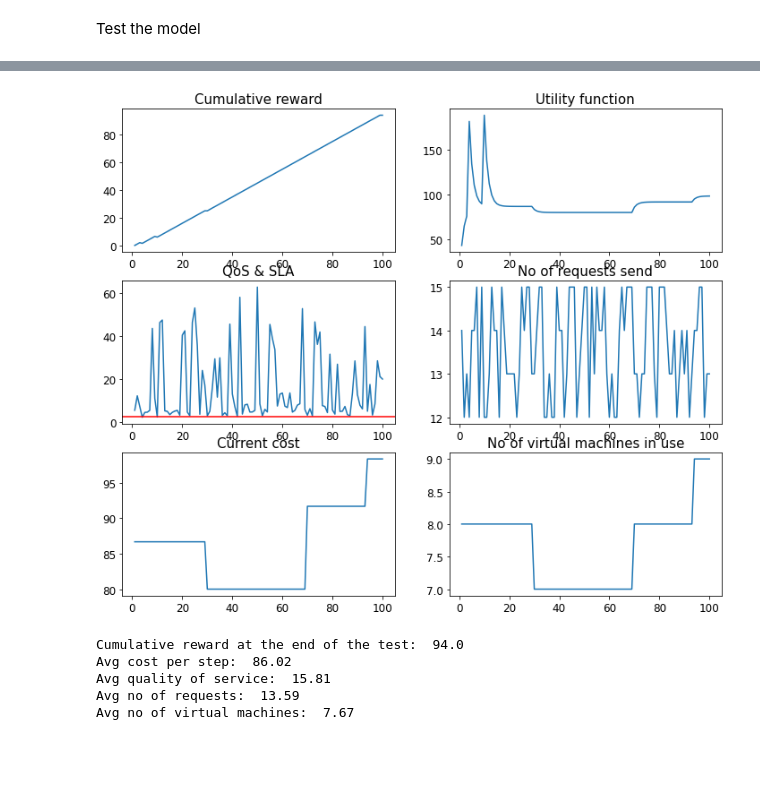
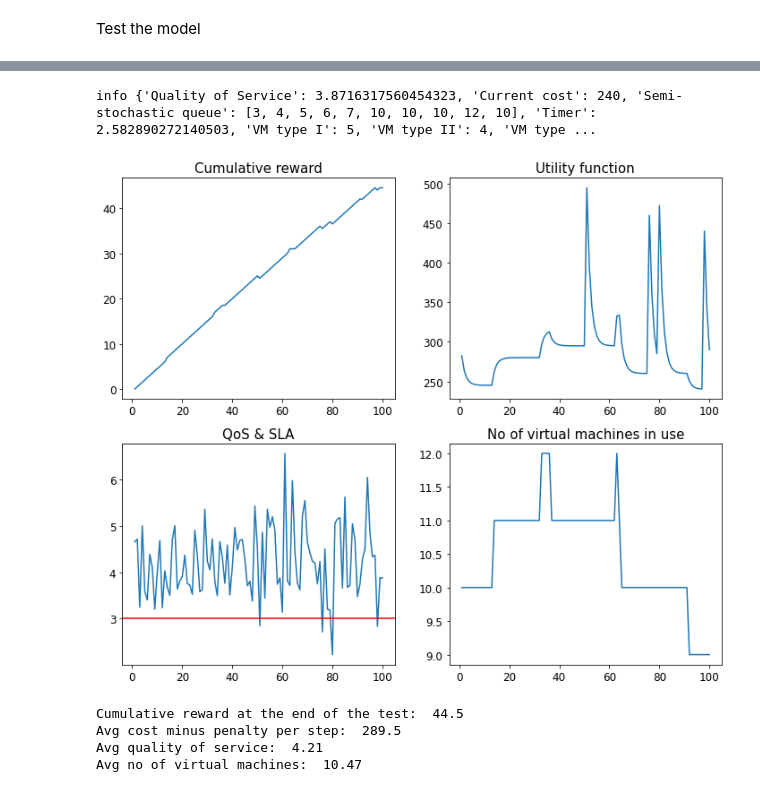
Before and after one commit to dkapczynska/Resource_management_RL, a Jupyter notebook: 04. Deep Q Network.ipynb, the cells around one changed output, grey strips where cells are left out. Drawn from its saved outputs; the diff is of its cells as text; code cells hidden in the pictures; blank space fills up the shorter version.

```diff
--- a/04. Deep Q Network.ipynb
+++ b/04. Deep Q Network.ipynb
@@ -52,14 +47,13 @@ warnings.filterwarnings("ignore")
 # %% [markdown]
 Prepare the enviroment
 # %%
-# Replicate runs
-TEST_EPISODES = 10
-
 # SIM PARAMETERS
-SLA = 2.5
-VM_TYPE1 = 5
+SLA = 3
+VM_TYPE1 = 7
 VM_TYPE2 = 3
 VM_TYPE3 = 1
+SCENARIO = 'train'
+PENALTY = 200
 STEPS = 100
 ALPHA = 0.5
 BETA = 0.5
@@ -69,6 +63,8 @@ env = Sim(sla = SLA,
           vm_2 = VM_TYPE2,
           vm_3 = VM_TYPE3,
           steps = STEPS,
+          penalty = PENALTY,
+          scenario = SCENARIO,
           alpha = ALPHA,
           beta = BETA)
 # %%
@@ -86,8 +73,8 @@ eval_callback = EvalCallback(env,
 # %% [markdown]
 Train the model
 # %%
-model = DQN('MlpPolicy', env, verbose = 1, tensorboard_log=log_path)
-model.learn(total_timesteps=20000, callback=eval_callback)
+model = DQN('MlpPolicy', env, verbose = 1, learning_rate=0.003, gamma=0.99)
+model.learn(total_timesteps=1000)
 # %% [output]
 Using cpu device
 Wrapping the env with a `Monitor` wrapper
@@ -323,11 +107,0 @@ info {'Quality of Service': 20.0502, 'Current cost': 98.33, 'Queue len': 13, 'Ti
-# %%
-viz_performance(cumulative_reward=value,
-               utility_function=utility_function,
-               qos=quality_of_service,
-               queue_len=queue_len,
-               cost = cost_lst,
-               no_of_vm = no_of_vm_lst,
-               steps=steps_lst,
-               sla=SLA)
-# %% [output]
-[figure, removed]
@@ -337,13 +108,10 @@ viz_performance(cumulative_reward=value,
-# %%
-# detailed results:
-print("Cumulative reward at the end of the test: ", value[-1])
-print("Avg cost per step: ", np.round(np.mean(cost_lst), 2))
-print("Avg quality of service: ", np.round(np.mean(quality_of_service), 2))
-print("Avg no of requests: ", np.mean(queue_len))
-print("Avg no of virtual machines: ", np.mean(no_of_vm_lst))
-# %% [output]
-Cumulative reward at the end of the test:  94.0
-Avg cost per step:  86.02
-Avg quality of service:  15.81
-Avg no of requests:  13.59
-Avg no of virtual machines:  7.67
+# %%
+SCENARIO = 'test_scenario_1'
+test_model_SB(model, SLA, VM_TYPE1, VM_TYPE2, VM_TYPE3, STEPS, SCENARIO, PENALTY, ALPHA, BETA)
+# %% [output]
+info {'Quality of Service': 3.8716317560454323, 'Current cost': 240, 'Semi-stochastic queue': [3, 4, 5, 6, 7, 10, 10, 10, 12, 10], 'Timer': 2.582890272140503, 'VM type I': 5, 'VM type II': 4, 'VM type ...
+[figure, added]
+Cumulative reward at the end of the test:  44.5
+Avg cost minus penalty per step:  289.5
+Avg quality of service:  4.21
+Avg no of virtual machines:  10.47
```
Also changed, not shown: parts of 11 cells of this notebook.
